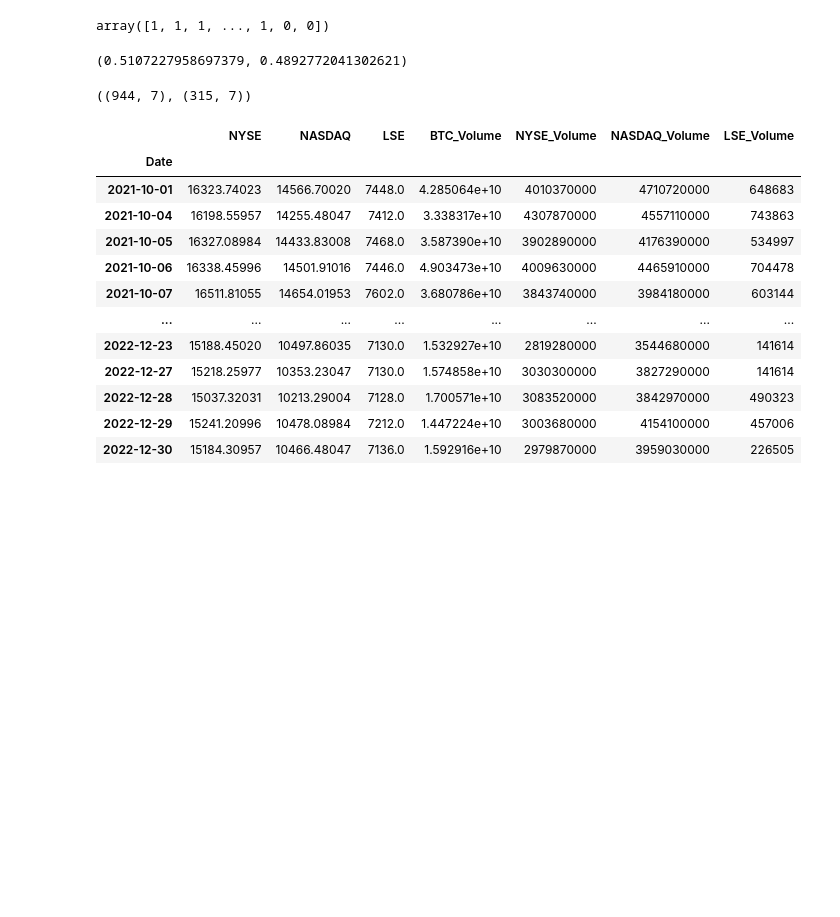
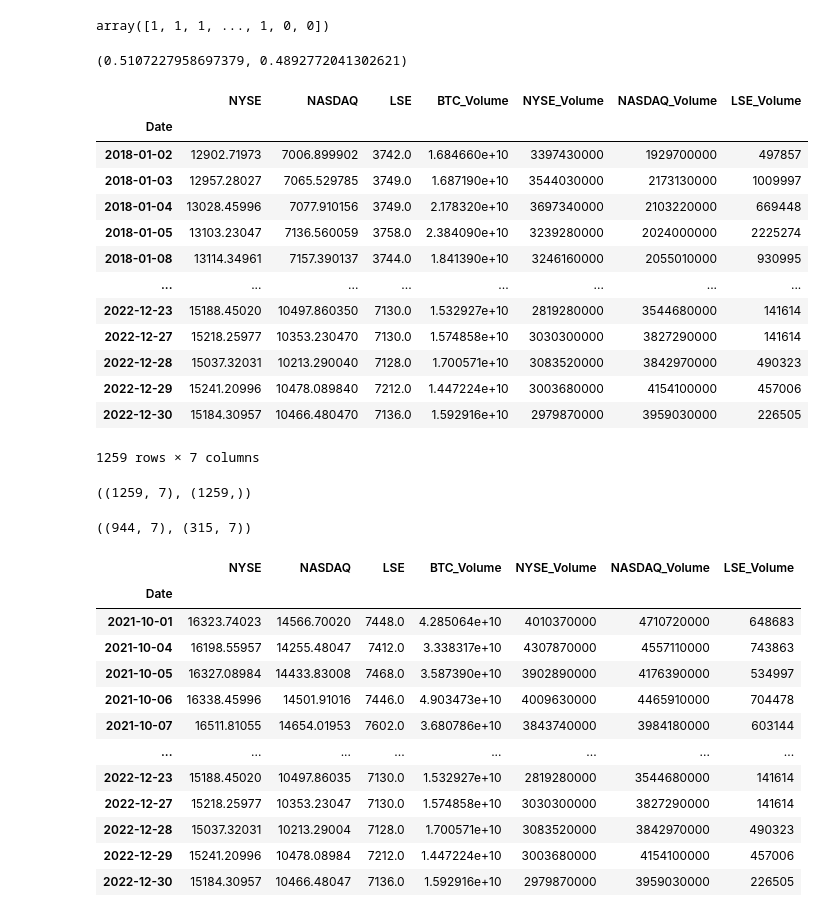
Before and after one commit to Je-Hyeon/FRstudy, a Jupyter notebook: 학기중_스터디/week5/5주차_수업.ipynb, the cells around one changed output. Saved outputs shown, nothing was run; the diff lists cells and outputs as text; code cells hidden in the pictures; blank space fills up the shorter version.

```diff
--- a/학기중_스터디/week5/5주차_수업.ipynb
+++ b/학기중_스터디/week5/5주차_수업.ipynb
@@ -178,9 +194,30 @@ array([1, 1, 1, ..., 1, 0, 0])
 (y == 1).mean(), (y==0).mean()
 # %% [output]
 (0.5107227958697379, 0.4892772041302621)
+# %%
+df.iloc[:,1:]
+# %% [output]
+|  | NYSE | NASDAQ | LSE | BTC_Volume | NYSE_Volume | NASDAQ_Volume | LSE_Volume |
+| Date |  |  |  |  |  |  |  |
+| 2018-01-02 | 12902.71973 | 7006.899902 | 3742.0 | 1.684660e+10 | 3397430000 | 1929700000 | 497857 |
+| 2018-01-03 | 12957.28027 | 7065.529785 | 3749.0 | 1.687190e+10 | 3544030000 | 2173130000 | 1009997 |
+| 2018-01-04 | 13028.45996 | 7077.910156 | 3749.0 | 2.178320e+10 | 3697340000 | 2103220000 | 669448 |
+| 2018-01-05 | 13103.23047 | 7136.560059 | 3758.0 | 2.384090e+10 | 3239280000 | 2024000000 | 2225274 |
+| 2018-01-08 | 13114.34961 | 7157.390137 | 3744.0 | 1.841390e+10 | 3246160000 | 2055010000 | 930995 |
+| ... | ... | ... | ... | ... | ... | ... | ... |
+| 2022-12-23 | 15188.45020 | 10497.860350 | 7130.0 | 1.532927e+10 | 2819280000 | 3544680000 | 141614 |
+| 2022-12-27 | 15218.25977 | 10353.230470 | 7130.0 | 1.574858e+10 | 3030300000 | 3827290000 | 141614 |
+| 2022-12-28 | 15037.32031 | 10213.290040 | 7128.0 | 1.700571e+10 | 3083520000 | 3842970000 | 490323 |
+| 2022-12-29 | 15241.20996 | 10478.089840 | 7212.0 | 1.447224e+10 | 3003680000 | 4154100000 | 457006 |
+| 2022-12-30 | 15184.30957 | 10466.480470 | 7136.0 | 1.592916e+10 | 2979870000 | 3959030000 | 226505 |
+1259 rows × 7 columns
 # %%
 # 피쳐(Feature)도 분리하겠*습니다 (정답지랑 유사한 BTC 가격만 제거하겠습니다)
 X = df.iloc[:, 1:]
+# %%
+X.shape, y.shape
+# %% [output]
+((1259, 7), (1259,))
 # %%
 # 훈련셋과 테스트 셋 분리해주기
 from sklearn.model_selection import train_test_split
```
Also changed, not shown: parts of 9 cells of this notebook, 5 other files.
